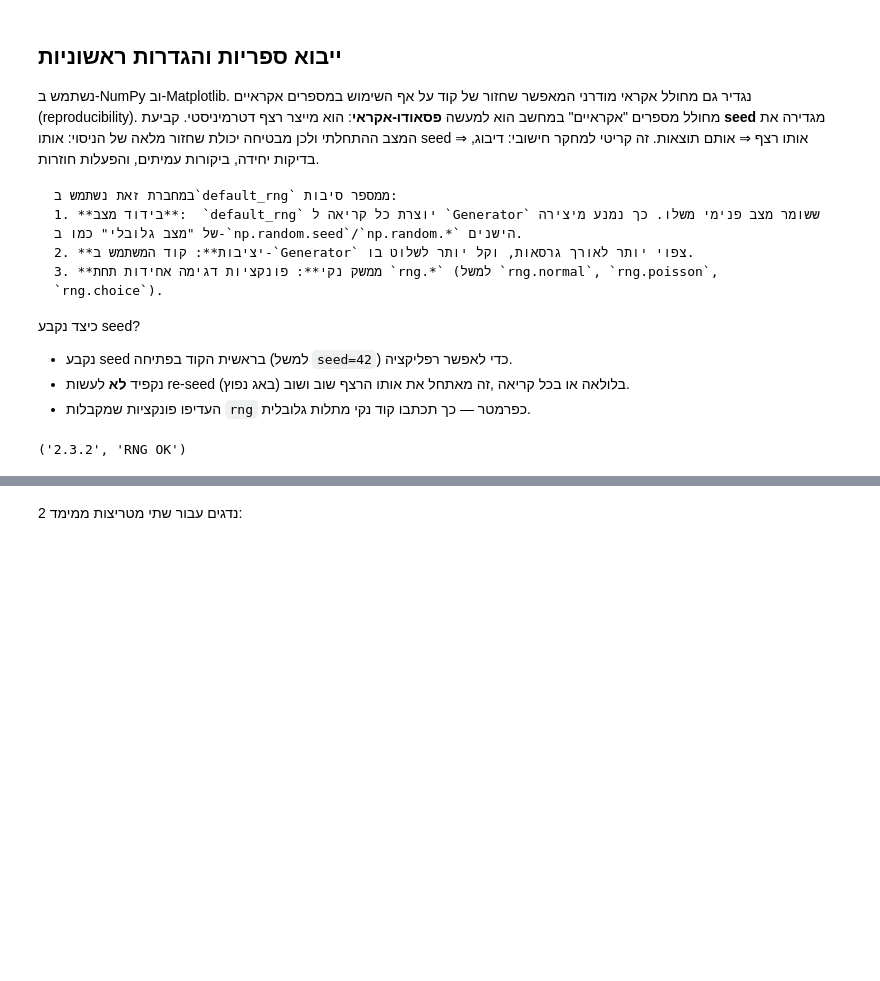
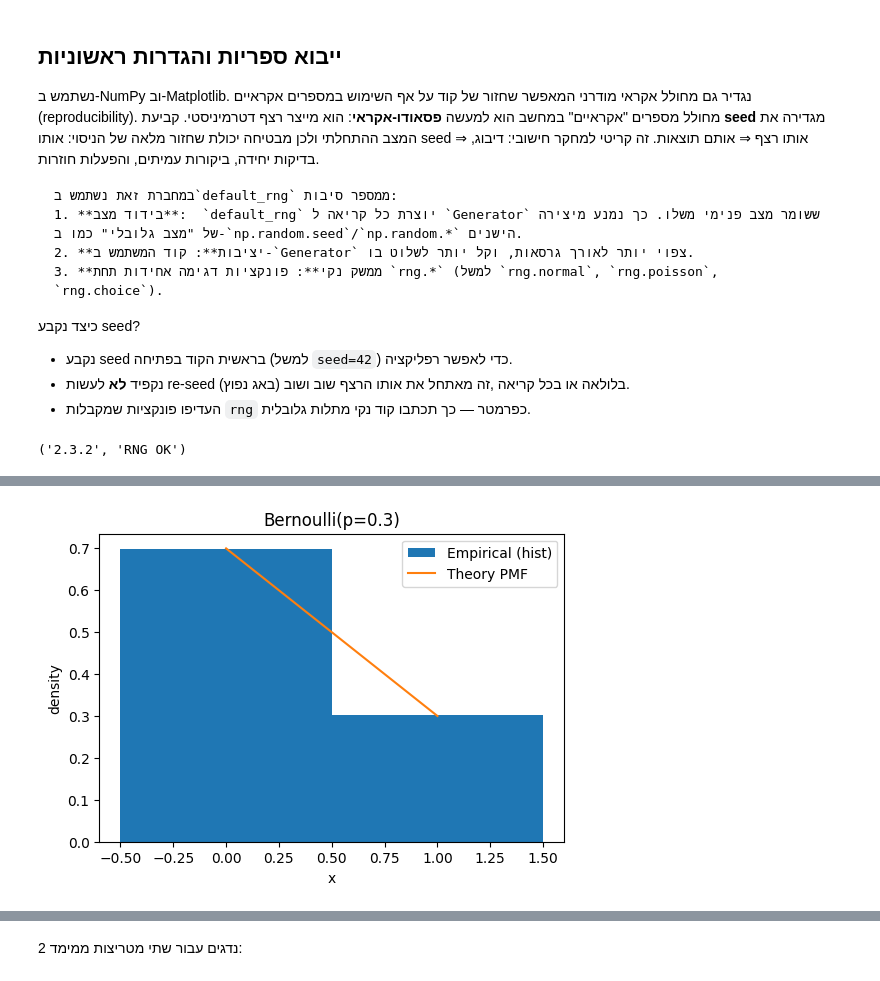
Before and after one commit to artumek-tau/computers-for-physics, a Jupyter notebook: _sources/8_week.ipynb, the cells around one changed output, grey strips where cells are left out. Drawn from its saved outputs; the diff is of its cells as text; code cells hidden in the pictures; blank space fills up the shorter version.

```diff
--- a/_sources/8_week.ipynb
+++ b/_sources/8_week.ipynb
@@ -95,0 +217,22 @@ np.__version__, "RNG OK"
+# %%
+# Bernoulli(p)
+N = 50_000
+p = 0.3
+data = rng.binomial(n=1, p=p, size=N)
+
+# Theoretical PMF points at x = 0, 1
+x_th = [0, 1]
+y_th = [1 - p, p]
+
+show_hist_with_theory(
+    data,
+    bins=[-0.5, 0.5, 1.5],
+    density=True,
+    title=f"Bernoulli(p={p})",
+    xlabel="x",
+    x_theory=x_th, y_theory=y_th,
+    label_hist="Empirical (hist)",
+    label_theory="Theory PMF"
+)
+# %% [output]
+[figure, added]
```
Also changed, not shown: parts of 17 cells of this notebook, 40 other files.
